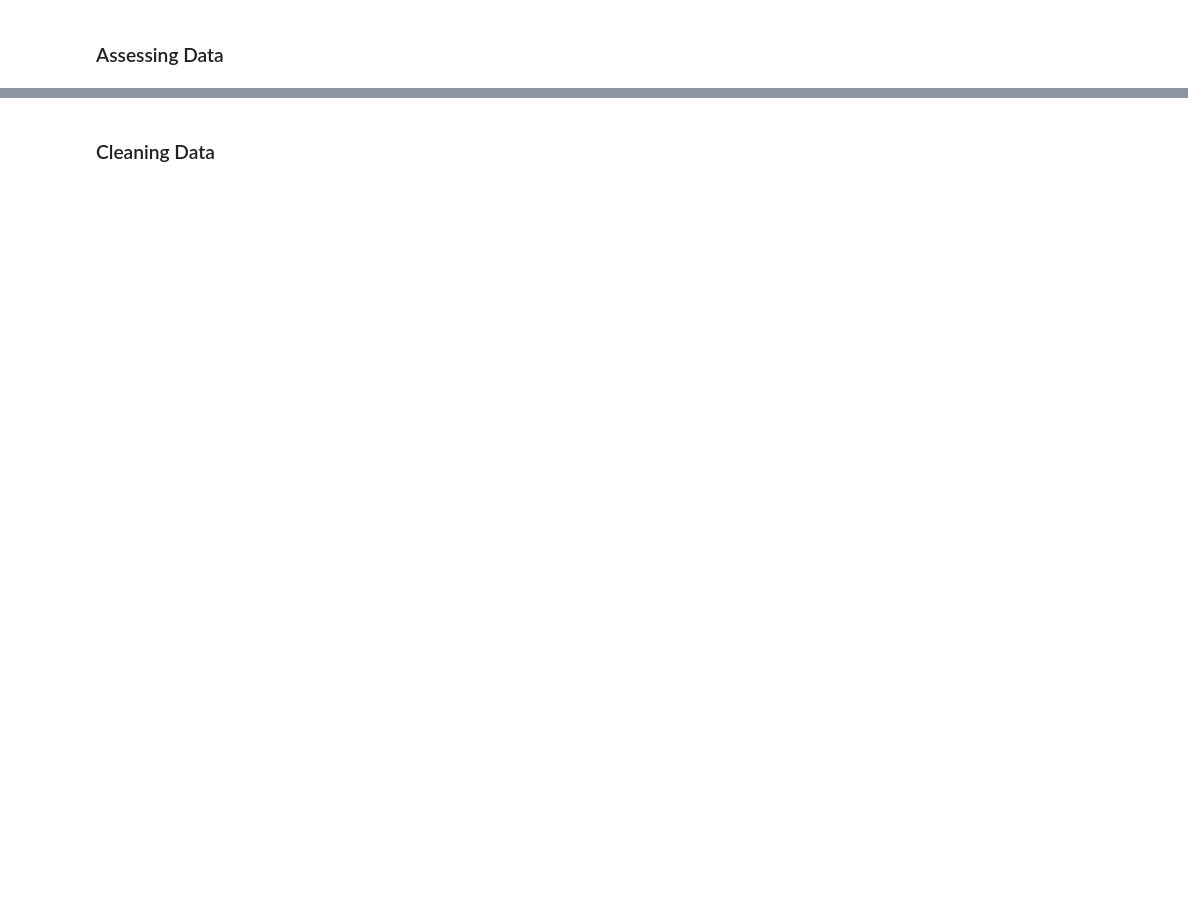
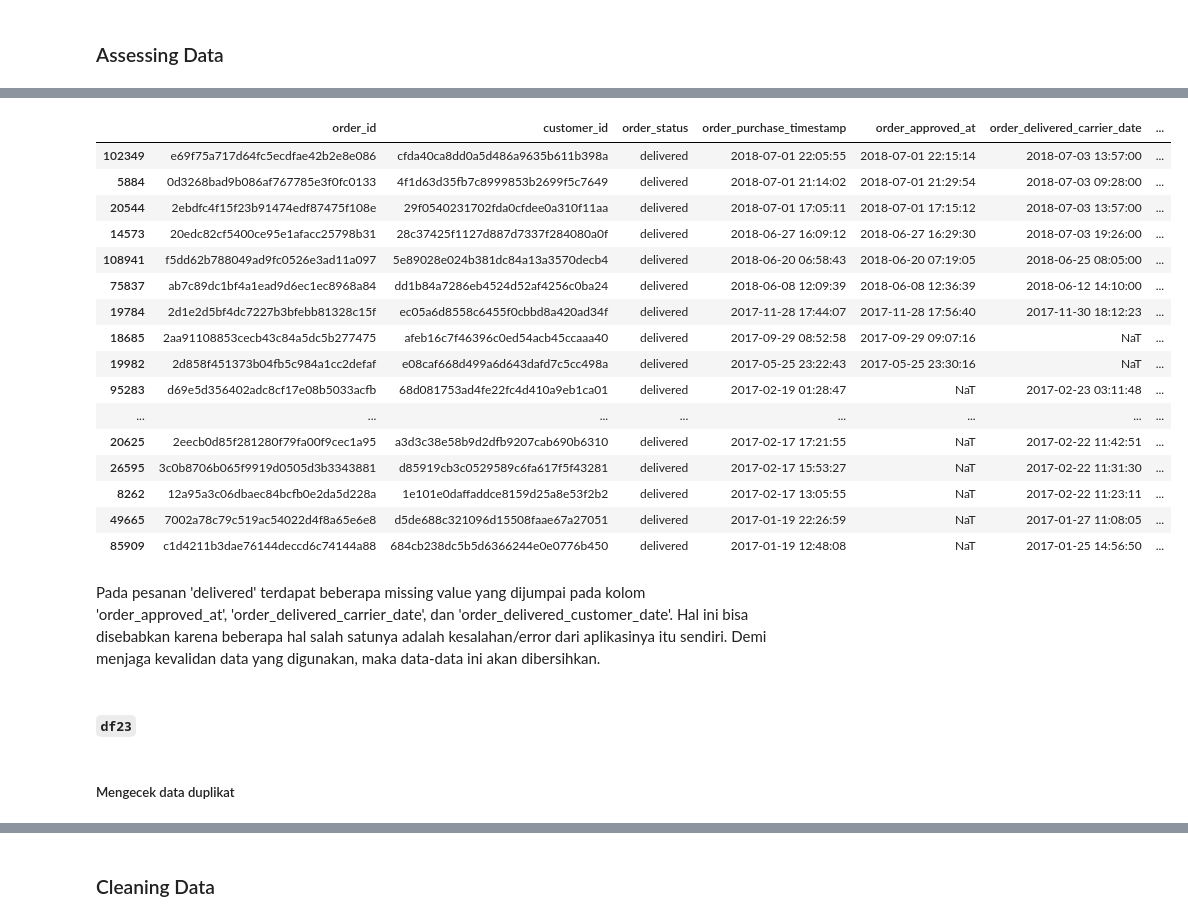
Before and after one commit to f2rra/dicoding, a Jupyter notebook: belajar-analisis-data-dengan-python/Proyek_Analisis_Data.ipynb, the cells around one changed output, grey strips where cells are left out. Drawn from its saved outputs; the diff is of its cells as text; code cells hidden in the pictures; blank space fills up the shorter version.

```diff
--- a/belajar-analisis-data-dengan-python/Proyek_Analisis_Data.ipynb
+++ b/belajar-analisis-data-dengan-python/Proyek_Analisis_Data.ipynb
@@ -34,0 +79,11 @@ Untuk menjawab pertanyaan 1 (Kategori produk apa yang mendapatkan rata-rata skor
+# %%
+# Mengubah kolom yang menunjukkan waktu penanggalan menjadi tipe data datetime
+orders_df.order_purchase_timestamp = pd.to_datetime(orders_df.order_purchase_timestamp)
+orders_df.order_approved_at = pd.to_datetime(orders_df.order_approved_at)
+orders_df.order_delivered_carrier_date = pd.to_datetime(orders_df.order_delivered_carrier_date)
+orders_df.order_delivered_customer_date = pd.to_datetime(orders_df.order_delivered_customer_date)
+orders_df.order_estimated_delivery_date = pd.to_datetime(orders_df.order_estimated_delivery_date)
+# %%
+# Mengurutkan data berdasarkan waktu pembelian ('order_purchase_timestamp')
+orders_df = orders_df.sort_values(by='order_purchase_timestamp')
+orders_df.head()
@@ -35 +119,4 @@ Untuk menjawab pertanyaan 1 (Kategori produk apa yang mendapatkan rata-rata skor
+# %%
+# Mengubah kolom yang menunjukkan waktu penanggalan menjadi tipe data datetime
+order_items_df.shipping_limit_date = pd.to_datetime(order_items_df.shipping_limit_date)
 # %%
@@ -189,0 +193,5 @@ order_reviews_df.shape
+# %%
+# Menggabungkan dataframe orders dan order_items
+df1 = pd.merge(orders_df, order_items_df, on='order_id', how='outer')
+df1 = df1.sort_values(by='order_purchase_timestamp', ascending=False)
+df1.head()
@@ -189,0 +473,26 @@ order_reviews_df.shape
+# %%
+df1[(df1.order_status == 'delivered') & (df1.isnull().any(axis=1))]
+# %% [output]
+|  | order_id | customer_id | order_status | order_purchase_timestamp | order_approved_at | order_delivered_carrier_date | ... |
+| 102349 | e69f75a717d64fc5ecdfae42b2e8e086 | cfda40ca8dd0a5d486a9635b611b398a | delivered | 2018-07-01 22:05:55 | 2018-07-01 22:15:14 | 2018-07-03 13:57:00 | ... |
+| 5884 | 0d3268bad9b086af767785e3f0fc0133 | 4f1d63d35fb7c8999853b2699f5c7649 | delivered | 2018-07-01 21:14:02 | 2018-07-01 21:29:54 | 2018-07-03 09:28:00 | ... |
+| 20544 | 2ebdfc4f15f23b91474edf87475f108e | 29f0540231702fda0cfdee0a310f11aa | delivered | 2018-07-01 17:05:11 | 2018-07-01 17:15:12 | 2018-07-03 13:57:00 | ... |
+| 14573 | 20edc82cf5400ce95e1afacc25798b31 | 28c37425f1127d887d7337f284080a0f | delivered | 2018-06-27 16:09:12 | 2018-06-27 16:29:30 | 2018-07-03 19:26:00 | ... |
+| 108941 | f5dd62b788049ad9fc0526e3ad11a097 | 5e89028e024b381dc84a13a3570decb4 | delivered | 2018-06-20 06:58:43 | 2018-06-20 07:19:05 | 2018-06-25 08:05:00 | ... |
+| 75837 | ab7c89dc1bf4a1ead9d6ec1ec8968a84 | dd1b84a7286eb4524d52af4256c0ba24 | delivered | 2018-06-08 12:09:39 | 2018-06-08 12:36:39 | 2018-06-12 14:10:00 | ... |
+| 19784 | 2d1e2d5bf4dc7227b3bfebb81328c15f | ec05a6d8558c6455f0cbbd8a420ad34f | delivered | 2017-11-28 17:44:07 | 2017-11-28 17:56:40 | 2017-11-30 18:12:23 | ... |
+| 18685 | 2aa91108853cecb43c84a5dc5b277475 | afeb16c7f46396c0ed54acb45ccaaa40 | delivered | 2017-09-29 08:52:58 | 2017-09-29 09:07:16 | NaT | ... |
+| 19982 | 2d858f451373b04fb5c984a1cc2defaf | e08caf668d499a6d643dafd7c5cc498a | delivered | 2017-05-25 23:22:43 | 2017-05-25 23:30:16 | NaT | ... |
+| 95283 | d69e5d356402adc8cf17e08b5033acfb | 68d081753ad4fe22fc4d410a9eb1ca01 | delivered | 2017-02-19 01:28:47 | NaT | 2017-02-23 03:11:48 | ... |
+| ... | ... | ... | ... | ... | ... | ... | ... |
+| 20625 | 2eecb0d85f281280f79fa00f9cec1a95 | a3d3c38e58b9d2dfb9207cab690b6310 | delivered | 2017-02-17 17:21:55 | NaT | 2017-02-22 11:42:51 | ... |
+| 26595 | 3c0b8706b065f9919d0505d3b3343881 | d85919cb3c0529589c6fa617f5f43281 | delivered | 2017-02-17 15:53:27 | NaT | 2017-02-22 11:31:30 | ... |
+| 8262 | 12a95a3c06dbaec84bcfb0e2da5d228a | 1e101e0daffaddce8159d25a8e53f2b2 | delivered | 2017-02-17 13:05:55 | NaT | 2017-02-22 11:23:11 | ... |
+| 49665 | 7002a78c79c519ac54022d4f8a65e6e8 | d5de688c321096d15508faae67a27051 | delivered | 2017-01-19 22:26:59 | NaT | 2017-01-27 11:08:05 | ... |
+| 85909 | c1d4211b3dae76144deccd6c74144a88 | 684cb238dc5b5d6366244e0e0776b450 | delivered | 2017-01-19 12:48:08 | NaT | 2017-01-25 14:56:50 | ... |
+# %% [markdown]
+Pada pesanan 'delivered' terdapat beberapa missing value yang dijumpai pada kolom 'order_approved_at', 'order_delivered_carrier_date', dan 'order_delivered_customer_date'. Hal ini bisa disebabkan karena beberapa hal salah satunya adalah kesalahan/error dari aplikasinya itu sendiri. Demi menjaga kevalidan data yang digunakan, maka data-data ini akan dibersihkan.
+# %% [markdown]
+#### `df23`
+# %% [markdown]
+##### Mengecek data duplikat
```
Also changed, not shown: parts of 142 cells of this notebook.
